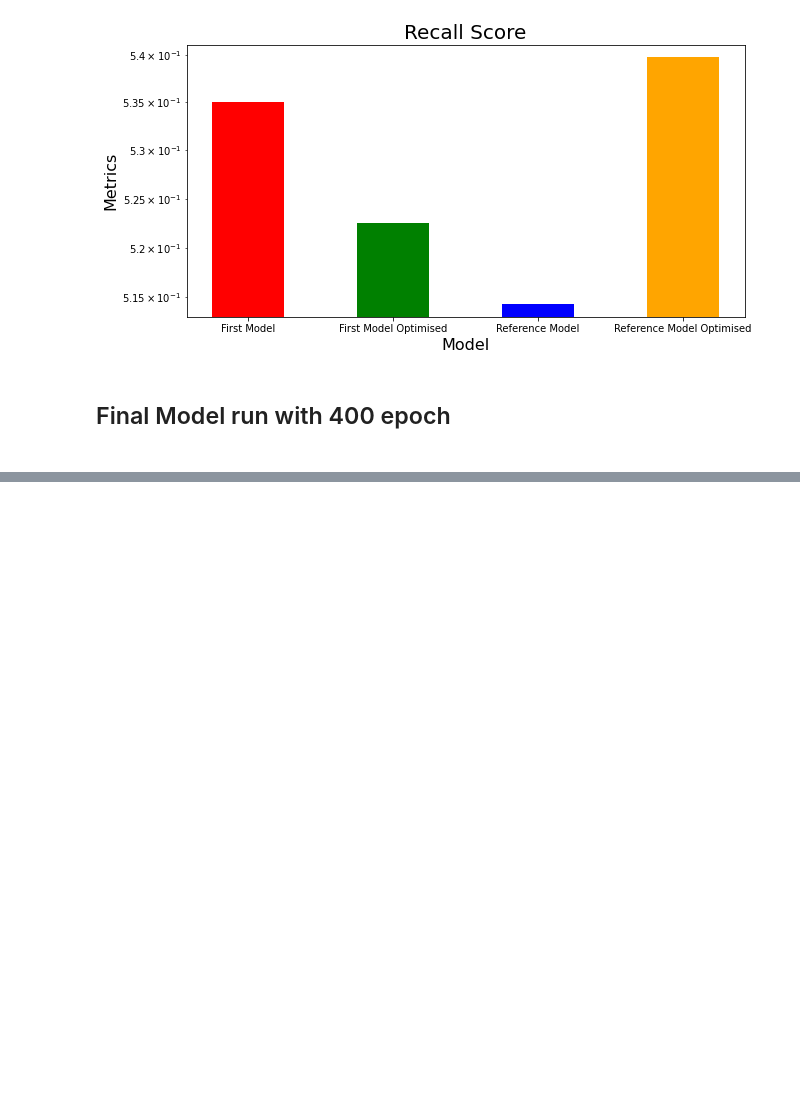
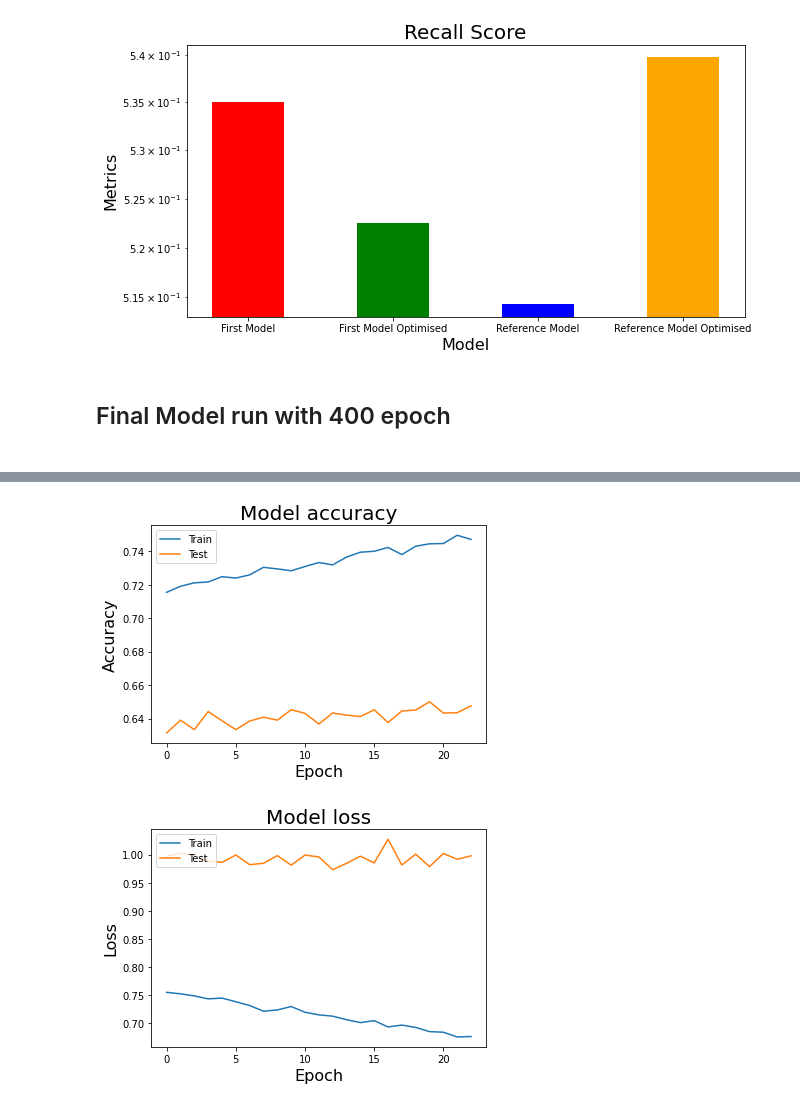
Before and after one commit to DreamyMemories/Facial-Expression-Recognition, a Jupyter notebook: main.ipynb, the cells around one changed output, grey strips where cells are left out. Drawn from its saved outputs; the diff is of its cells as text; code cells hidden in the pictures; blank space fills up the shorter version.

```diff
--- a/main.ipynb
+++ b/main.ipynb
@@ -760,0 +801,6 @@ KeyboardInterrupt:
+# %%
+# Plot training and validation accuracy and loss
+plot_model_training(history_ref_optimised_400)
+# %% [output]
+[figure, added]
+[figure, added]
```
Also changed, not shown: parts of 12 cells of this notebook, 13 other files.
